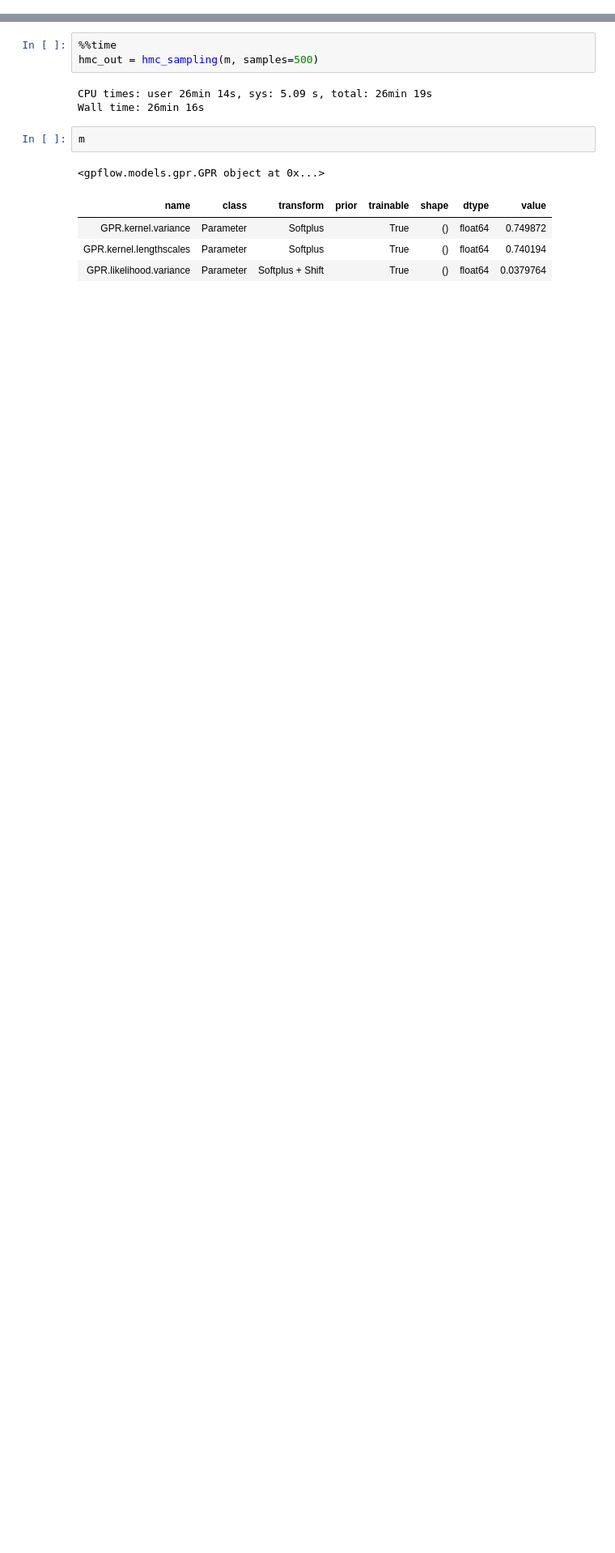
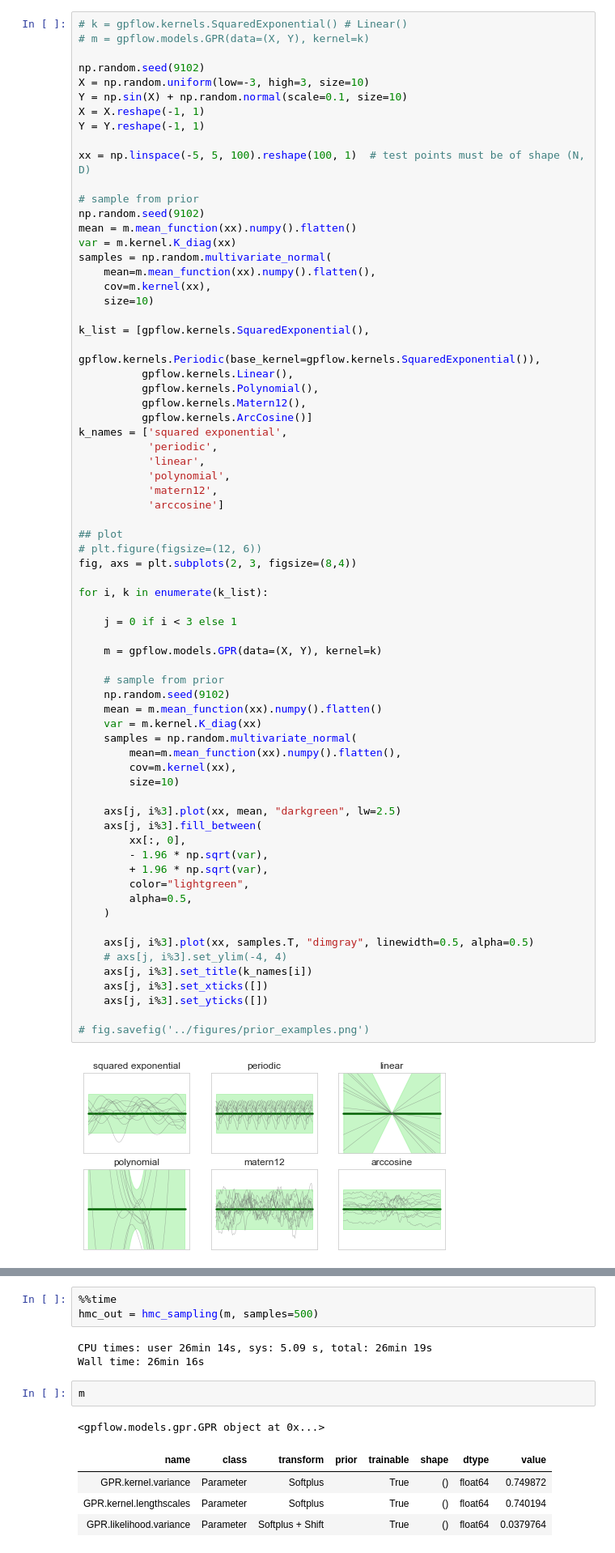
Before and after one commit to omicsEye/waveome, a Jupyter notebook: kernel_learning/gpflow_basic.ipynb, the cells around one changed output, grey strips where cells are left out. Shown at 81% size. Saved outputs shown, nothing was run; the diff lists cells and outputs as text; blank space fills up the shorter version.

```diff
--- a/kernel_learning/gpflow_basic.ipynb
+++ b/kernel_learning/gpflow_basic.ipynb
@@ -97,3 +135,74 @@ plt.yticks([]);
+# %%
+# k = gpflow.kernels.SquaredExponential() # Linear()
+# m = gpflow.models.GPR(data=(X, Y), kernel=k)
+
+np.random.seed(9102)
+X = np.random.uniform(low=-3, high=3, size=10)
+Y = np.sin(X) + np.random.normal(scale=0.1, size=10)
+X = X.reshape(-1, 1)
+Y = Y.reshape(-1, 1)
+
+xx = np.linspace(-5, 5, 100).reshape(100, 1)  # test points must be of shape (N, D)
+
+# sample from prior
+np.random.seed(9102)
+mean = m.mean_function(xx).numpy().flatten()
+var = m.kernel.K_diag(xx)
+samples = np.random.multivariate_normal(
+    mean=m.mean_function(xx).numpy().flatten(),
+    cov=m.kernel(xx),
+    size=10)
+
+k_list = [gpflow.kernels.SquaredExponential(),
+          gpflow.kernels.Periodic(base_kernel=gpflow.kernels.SquaredExponential()),
+          gpflow.kernels.Linear(),
+          gpflow.kernels.Polynomial(),
+          gpflow.kernels.Matern12(),
+          gpflow.kernels.ArcCosine()]
+k_names = ['squared exponential',
+           'periodic',
+           'linear',
+           'polynomial',
+           'matern12',
+           'arccosine']
+
+## plot
+# plt.figure(figsize=(12, 6))
+fig, axs = plt.subplots(2, 3, figsize=(8,4))
+
+for i, k in enumerate(k_list):
+
+    j = 0 if i < 3 else 1
+
+    m = gpflow.models.GPR(data=(X, Y), kernel=k)
+
+    # sample from prior
+    np.random.seed(9102)
+    mean = m.mean_function(xx).numpy().flatten()
+    var = m.kernel.K_diag(xx)
+    samples = np.random.multivariate_normal(
+        mean=m.mean_function(xx).numpy().flatten(),
+        cov=m.kernel(xx),
+        size=10)
+
+    axs[j, i%3].plot(xx, mean, "darkgreen", lw=2.5)
+    axs[j, i%3].fill_between(
+        xx[:, 0],
+        - 1.96 * np.sqrt(var),
+        + 1.96 * np.sqrt(var),
+        color="lightgreen",
+        alpha=0.5,
+    )
+
+    axs[j, i%3].plot(xx, samples.T, "dimgray", linewidth=0.5, alpha=0.5)
+    # axs[j, i%3].set_ylim(-4, 4)
+    axs[j, i%3].set_title(k_names[i])
+    axs[j, i%3].set_xticks([])
+    axs[j, i%3].set_yticks([])
+
+# fig.savefig('../figures/prior_examples.png')
+# %% [output]
+[figure, added]
 # %%
 opt_logs = gpflow.optimizers.Scipy().minimize(m.training_loss,
                                               m.trainable_variables,
```
Also changed, not shown: parts of 26 cells of this notebook, 1 other file.
